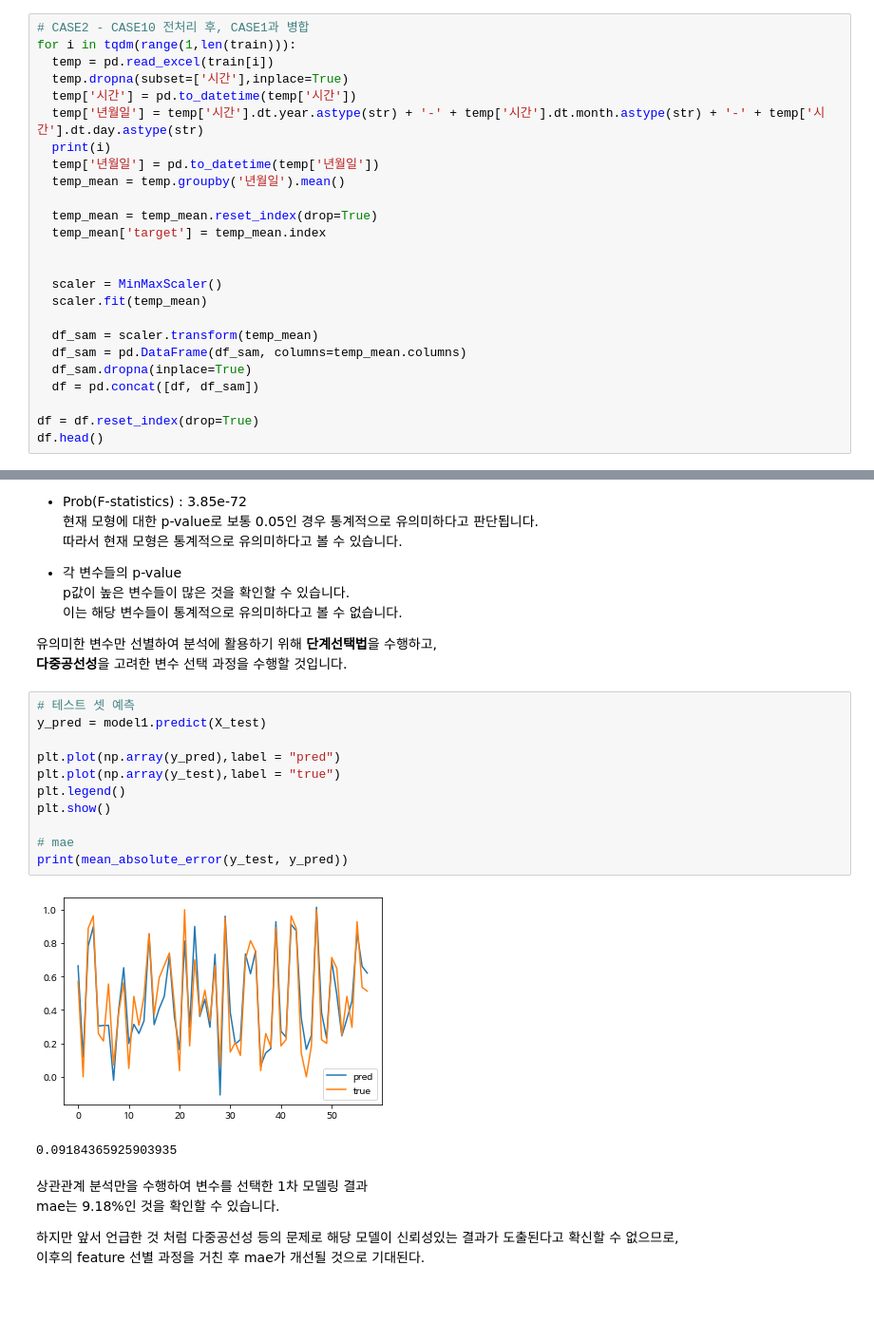
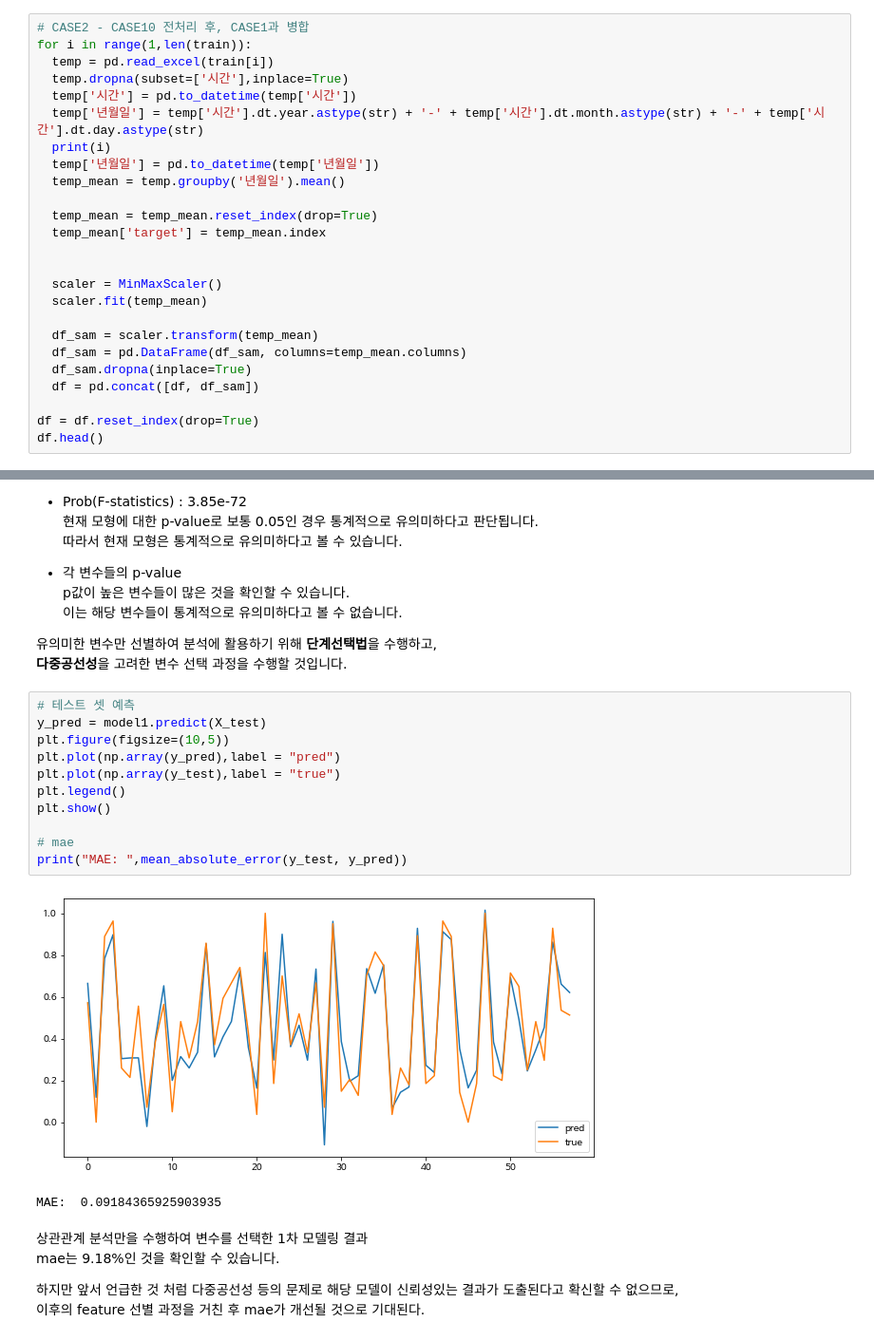
Before and after one commit to teamgaon/KIST, a Jupyter notebook: [Analytics]_가온,_통계분석을_활용한_생육정도_추정_정량_지표.ipynb, the cells around one changed output, grey strips where cells are left out. Shown at 95% size. Drawn from its saved outputs; the diff is of its cells as text; blank space fills up the shorter version.

```diff
--- a/[Analytics]_가온,_통계분석을_활용한_생육정도_추정_정량_지표.ipynb
+++ b/[Analytics]_가온,_통계분석을_활용한_생육정도_추정_정량_지표.ipynb
@@ -201,7 +201,7 @@ df.head()
 5 rows × 39 columns
 # %%
 # CASE2 - CASE10 전처리 후, CASE1과 병합
-for i in tqdm(range(1,len(train))):
+for i in range(1,len(train)):
   temp = pd.read_excel(train[i])
   temp.dropna(subset=['시간'],inplace=True)
   temp['시간'] = pd.to_datetime(temp['시간'])
@@ -404,17 +404,17 @@ p값이 높은 변수들이 많은 것을 확인할 수 있습니다.
 # %%
 # 테스트 셋 예측
 y_pred = model1.predict(X_test)
-
+plt.figure(figsize=(10,5))
 plt.plot(np.array(y_pred),label = "pred")
 plt.plot(np.array(y_test),label = "true")
 plt.legend()
 plt.show()
 
 # mae
-print(mean_absolute_error(y_test, y_pred))
+print("MAE: ",mean_absolute_error(y_test, y_pred))
 # %% [output]
-[figure, old version]
+[figure, new version]
-0.09184365925903935
+MAE:  0.09184365925903935
 # %% [markdown]
 상관관계 분석만을 수행하여 변수를 선택한 1차 모델링 결과
 mae는 9.18%인 것을 확인할 수 있습니다.
```
Also changed, not shown: parts of 7 cells of this notebook.
